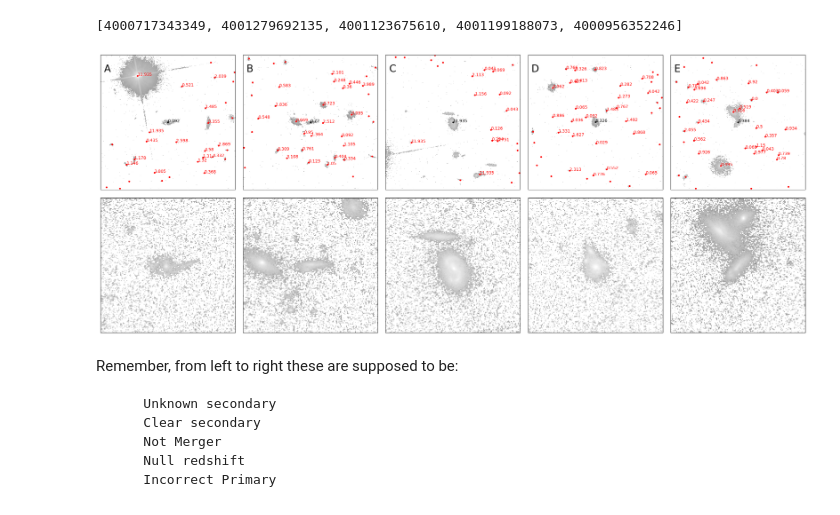
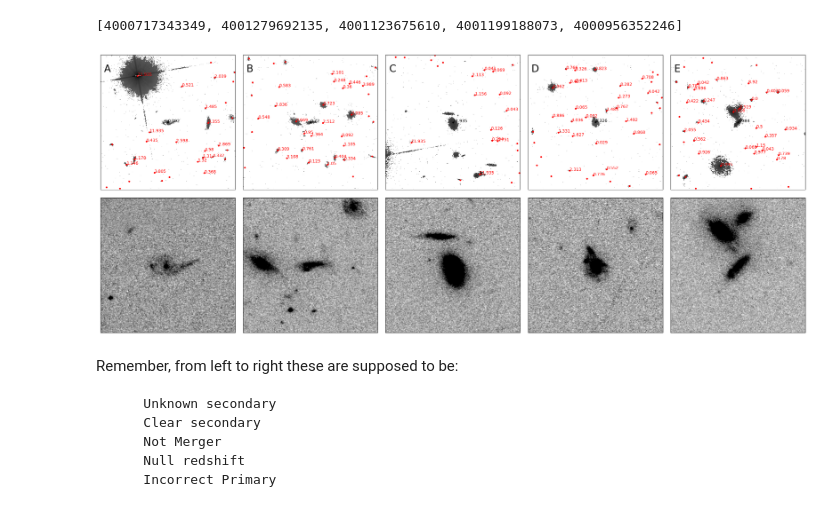
Before and after one commit to AstroORyan/mergers-in-cosmos, a Jupyter notebook: notebooks/back-to-basics/using-visual-sources/creating-cutout-image.ipynb, the cells around one changed output. Drawn from its saved outputs; the diff is of its cells as text; code cells hidden in the pictures.

```diff
--- a/notebooks/back-to-basics/using-visual-sources/creating-cutout-image.ipynb
+++ b/notebooks/back-to-basics/using-visual-sources/creating-cutout-image.ipynb
@@ -157,36 +159,43 @@ for i in range(5):
     z_list = list(df_coords.redshift)
 
     pixs_list = []
     for j in coords_list:
         pixs_list.append(skycoord_to_pixel(j, w, origin = 0))
     pixs_arr = np.array(pixs_list)
 
     prim_pix = np.array(skycoord_to_pixel(prim_coord, w, origin = 0))
 
-    axes[0,i].imshow(np.log10(im_data), origin = 'lower', cmap = 'gray')
+    axes[0,i].imshow(np.log10(im_data), origin = 'lower', cmap = 'gray_r')
     axes[0,i].scatter(prim_pix[0], prim_pix[1], s = 10, color='black')
     axes[0,i].annotate(np.round(redshift, 3), (prim_pix[0], prim_pix[1]), color = 'black')
     axes[0,i].scatter(pixs_arr[:,0], pixs_arr[:,1], s = 10, color = 'red')
     for j, txt in enumerate(z_list):
         if pixs_arr[j,0] > im_data.shape[0] - 100 or pixs_arr[j,0] < 100:
             continue
         elif pixs_arr[j,1] > im_data.shape[0] - 100 or pixs_arr[j,1] < 100:
             continue
         axes[0,i].annotate(f'{np.round(txt, 3)}', (pixs_arr[j,0], pixs_arr[j,1]), color = 'red')
     axes[0,i].set_xticks([])
     axes[0,i].set_yticks([])
 
-    axes[1,i].imshow(np.log10(im_data[350:650,350:650]), origin = 'lower', cmap = 'gray')
+    cutout = im_data[350:650,350:650]
+
+    interval = ZScaleInterval(nsamples = 5000)
+    stretch = LinearStretch()
+
+    cutout_norm = stretch(interval(cutout))
+
+    axes[1,i].imshow(cutout_norm, origin = 'lower', cmap = 'gray_r')
     axes[1,i].set_xticks([])
     axes[1,i].set_yticks([])
 
     axes[0,i].text(25,875, letters[i], fontsize=24)
 
 fig.tight_layout()
 fig.savefig(f'{fig_folder}/cutouts_ex.pdf', bbox_inches = 'tight')
 plt.show()
 # %% [output]
-[figure, old version]
+[figure, new version]
 # %% [markdown]
 Remember, from left to right these are supposed to be:
 
```
Also changed, not shown: parts of 2 cells of this notebook, 37 other files.
